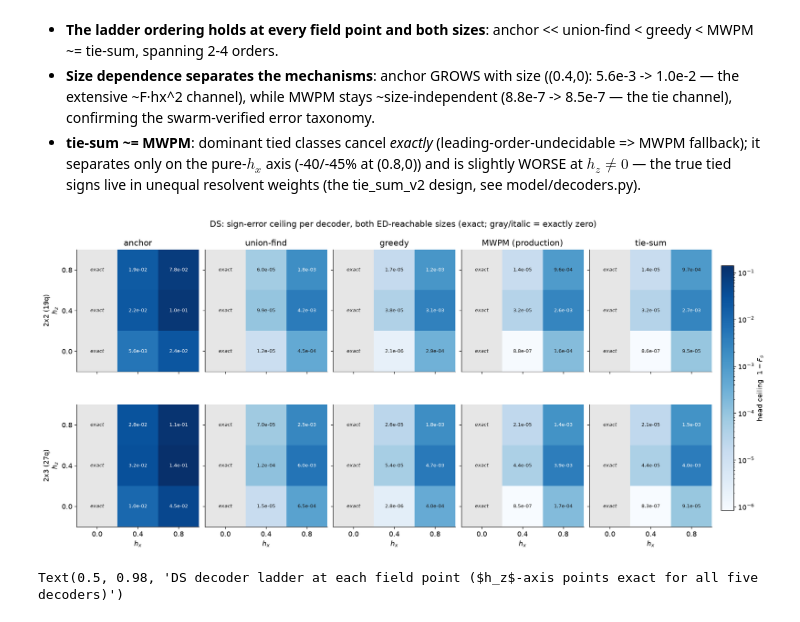
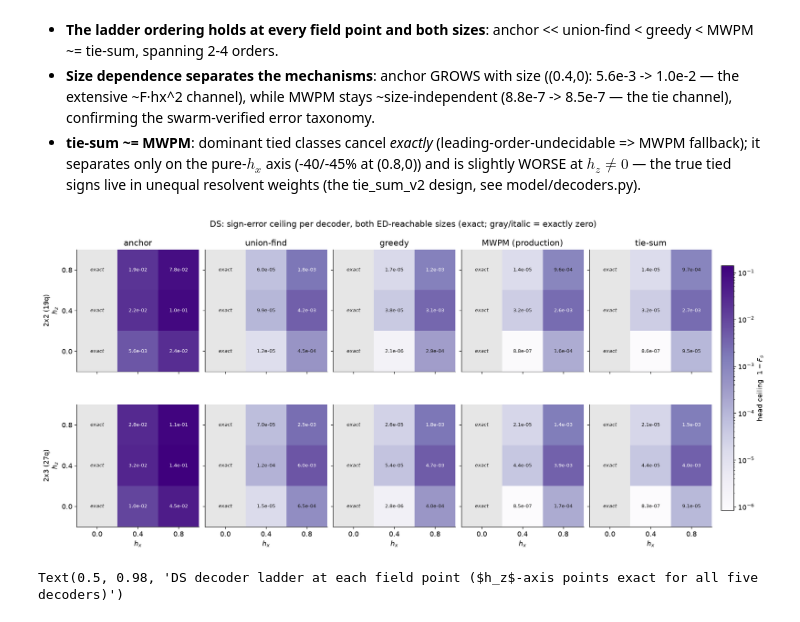
Before and after one commit to SanzharBissenali/2D-TC, a Jupyter notebook: analysis/05_phase4b_plane.ipynb, the cells around one changed output. Drawn from its saved outputs; the diff is of its cells as text; code cells hidden in the pictures.

```diff
--- a/analysis/05_phase4b_plane.ipynb
+++ b/analysis/05_phase4b_plane.ipynb
@@ -144,33 +134,0 @@ clipped to the left edge (dotted line).
-# %%
-# achieved rel-err vs head ceiling (1 - F_s), log-log, y = x guide
-from matplotlib.lines import Line2D
-
-CLIP = 1e-11
-MARK = {'2x2': 'o', '2x3': 's'}
-xs, ys = [], []
-fig, ax = plt.subplots(figsize=(6.6, 5.4), constrained_layout=True)
-for (size, hx, hz, arm), y in sorted(rel.items()):
-    fs = refs.get((size, hx, hz), {}).get('F_s')
-    if fs is None:
-        continue
-    x = max(1.0 - fs, CLIP)
-    xs.append(x); ys.append(y)
-    ax.plot(x, y, MARK[size], color=ARM_COLOR[arm], ms=7 if size == '2x3' else 6,
-            mec='k', mew=0.4, alpha=0.85, zorder=3)
-lo = CLIP / 3
-hi = 3 * max(max(xs), max(ys))
-ax.plot([lo, hi], [lo, hi], '--', color='0.4', lw=1.2, zorder=2)
-ax.text(2e-4, 8e-5, 'rel-err = 1 - F_s', color='0.35', fontsize=9, rotation=38)
-ax.axvline(CLIP, color='0.6', ls=':', lw=1)
-ax.text(CLIP * 1.3, 2e-10, 'ceiling = 0 ($h_x$ = 0), clipped', color='0.45',
-        fontsize=8, rotation=90, va='bottom')
-ax.set_xscale('log'); ax.set_yscale('log')
-ax.set_xlim(lo, hi); ax.set_ylim(lo, hi)
-ax.set(xlabel='head ceiling  1 - F_s', ylabel='achieved rel. energy error',
-       title='Achieved error vs deterministic-head ceiling (all points, all arms)')
-handles = [Line2D([], [], marker='o', ls='', color=ARM_COLOR[a], mec='k', mew=0.4,
-                  ms=6, label=ARM_LABEL[a]) for a in ARMS]
-handles += [Line2D([], [], marker=m, ls='', color='0.55', mec='k', mew=0.4, ms=6,
-                   label=f'hc{s}') for s, m in MARK.items()]
-ax.legend(handles=handles, frameon=False, fontsize=8, loc='upper left')
-# fig.savefig(f"{FIGDIR}/phase4b_ceiling_scatter.png", dpi=300, bbox_inches="tight")
@@ -217,35 +172,35 @@ fig, axes = plt.subplots(2, 5, figsize=(16, 7.0), sharey=True, sharex=True,
 for r, (size, wrong) in enumerate(LADDER.items()):
     for ax, d in zip(axes[r], DEC):
         ax.grid(False)
         W = np.ma.masked_less_equal(wrong[d], 0.0)         # exact points masked
         im = ax.imshow(W, origin='lower', extent=(-0.2, 1.0, -0.2, 1.0),
-                       cmap='Blues', norm=norm, interpolation='nearest')
+                       cmap='Purples', norm=norm, interpolation='nearest')
         ax.set_facecolor('0.9')
         for i, hz in enumerate(V3):
             for j, hx in enumerate(V3):
                 v = wrong[d][i, j]
                 if not np.isfinite(v):
                     continue
                 if v <= 0:
                     ax.text(hx, hz, 'exact', ha='center', va='center',
                             fontsize=7.5, color='#1a1a1a', style='italic')
                 else:
                     dark = norm(v) > 0.6
                     ax.text(hx, hz, f'{v:.1e}', ha='center', va='center',
                             fontsize=8, color='white' if dark else '#1a1a1a')
         ax.set_xticks(V3); ax.set_yticks(V3)
         if r == 0:
             ax.set(title=DEC_LABEL[d])
         if r == 1:
             ax.set(xlabel='$h_x$')
     axes[r][0].set(ylabel=f'{size}\n$h_z$')
 cb = fig.colorbar(im, ax=axes, shrink=0.8, pad=0.015)
 cb.set_label(r'head ceiling  $1 - F_s$')
 fig.suptitle('DS: sign-error ceiling per decoder, both ED-reachable sizes '
              '(exact; gray/italic = exactly zero)', y=1.04)
 fig.savefig(f"{FIGDIR}/phase4c_decoder_ceilings.png", dpi=300, bbox_inches="tight")
 # %% [output]
-[figure, old version]
+[figure, new version]
 # %%
 # same data as ladders: one panel per size, one line per field point
 fig, axes = plt.subplots(1, 2, figsize=(12.5, 4.4), sharey=True)
```
Also changed, not shown: parts of 6 cells of this notebook.
